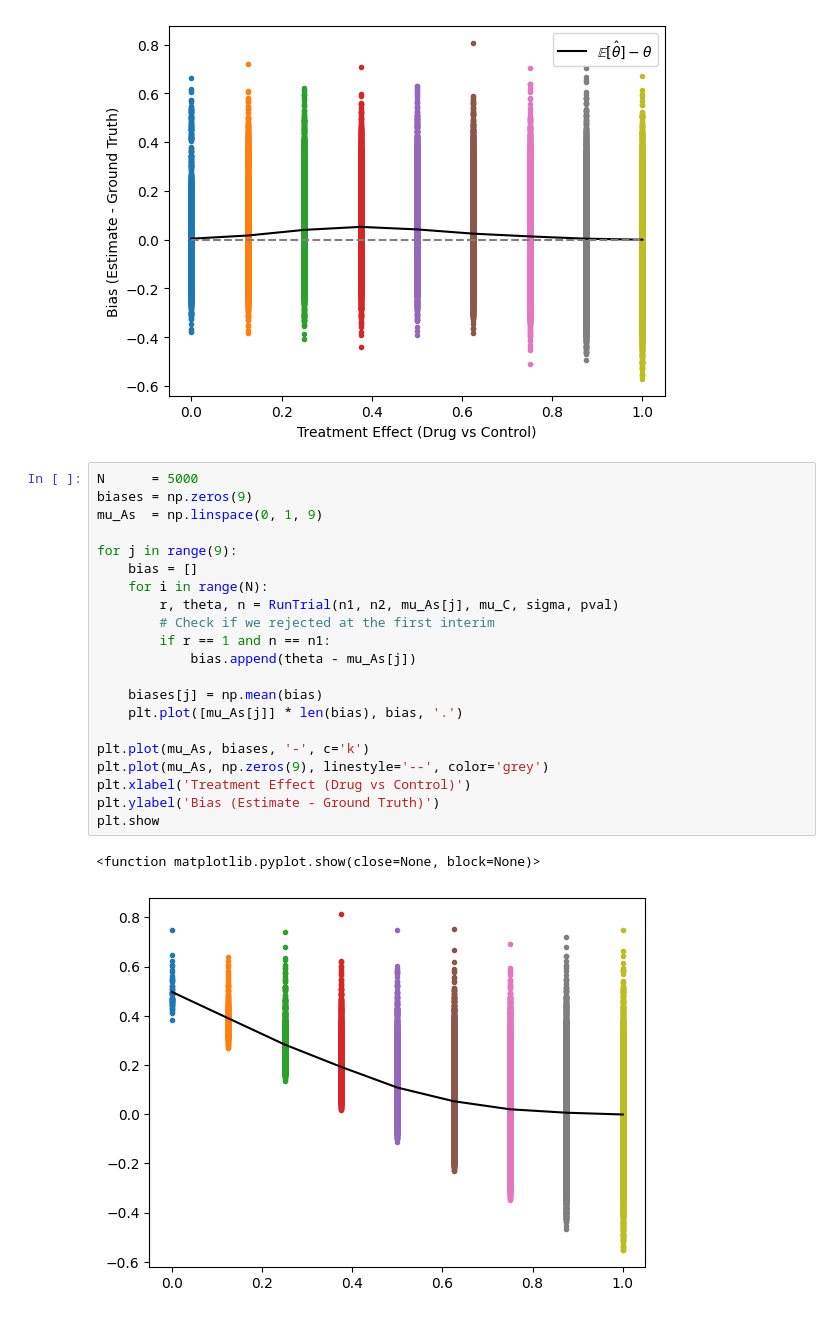
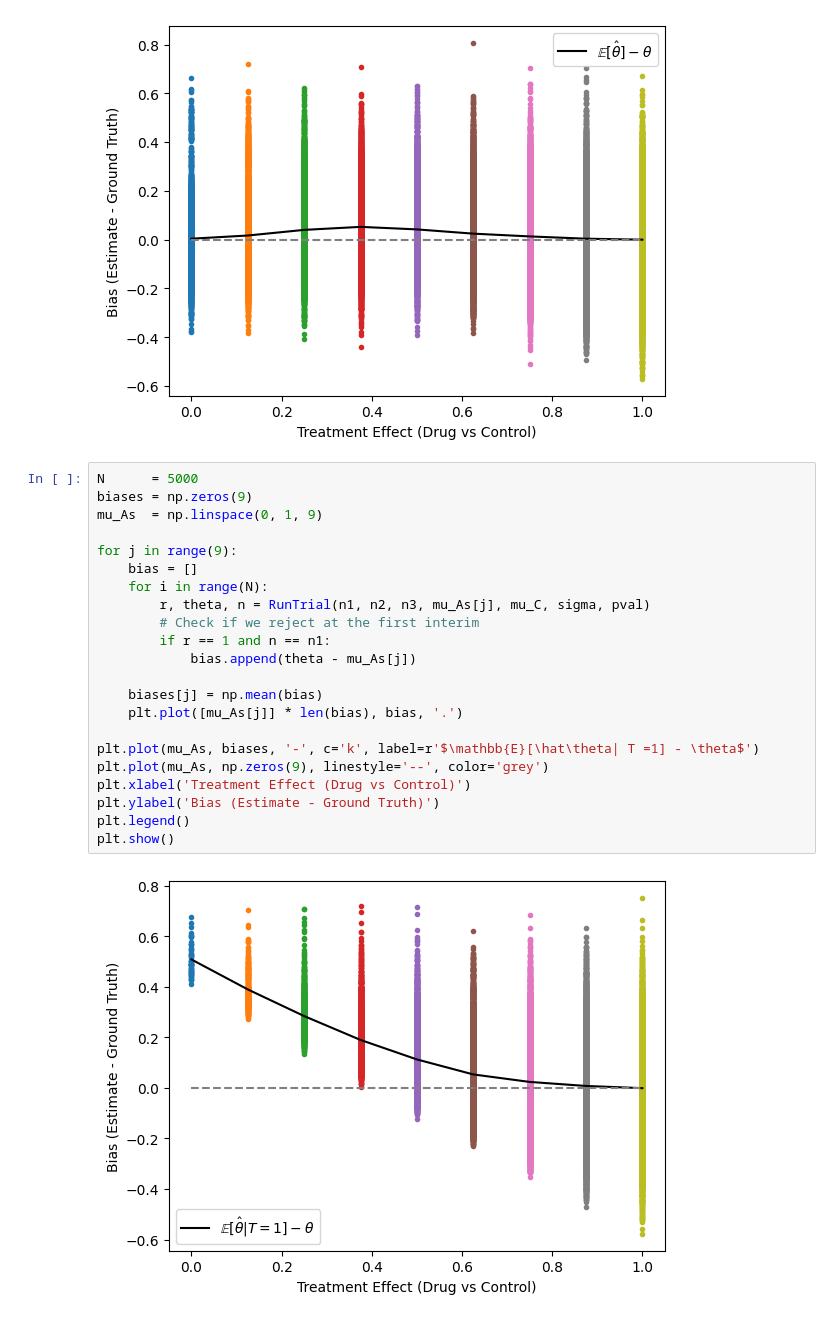
Before and after one commit to FerPerazzo/ITT21, a Jupyter notebook: Untitled.ipynb, the cells around one changed output. Saved outputs shown, nothing was run; the diff lists cells and outputs as text.

Commit message:
Plot conditionals

```diff
--- a/Untitled.ipynb
+++ b/Untitled.ipynb
@@ -81,27 +81,27 @@ plt.show()
 # %%
 N      = 5000
 biases = np.zeros(9)
 mu_As  = np.linspace(0, 1, 9)
 
 for j in range(9):
     bias = []
     for i in range(N):
-        r, theta, n = RunTrial(n1, n2, mu_As[j], mu_C, sigma, pval)
-        # Check if we rejected at the first interim
+        r, theta, n = RunTrial(n1, n2, n3, mu_As[j], mu_C, sigma, pval)
+        # Check if we reject at the first interim
         if r == 1 and n == n1:
             bias.append(theta - mu_As[j])
 
     biases[j] = np.mean(bias)
     plt.plot([mu_As[j]] * len(bias), bias, '.')
 
-plt.plot(mu_As, biases, '-', c='k')
+plt.plot(mu_As, biases, '-', c='k', label=r'$\mathbb{E}[\hat\theta| T =1] - \theta$')
 plt.plot(mu_As, np.zeros(9), linestyle='--', color='grey')
 plt.xlabel('Treatment Effect (Drug vs Control)')
 plt.ylabel('Bias (Estimate - Ground Truth)')
-plt.show
+plt.legend()
+plt.show()
 # %% [output]
-<function matplotlib.pyplot.show(close=None, block=None)>
-[figure, old version]
+[figure, new version]
 # %%
 N      = 5000
 biases = np.zeros(9)
```
Also changed, not shown: parts of 2 cells of this notebook.
